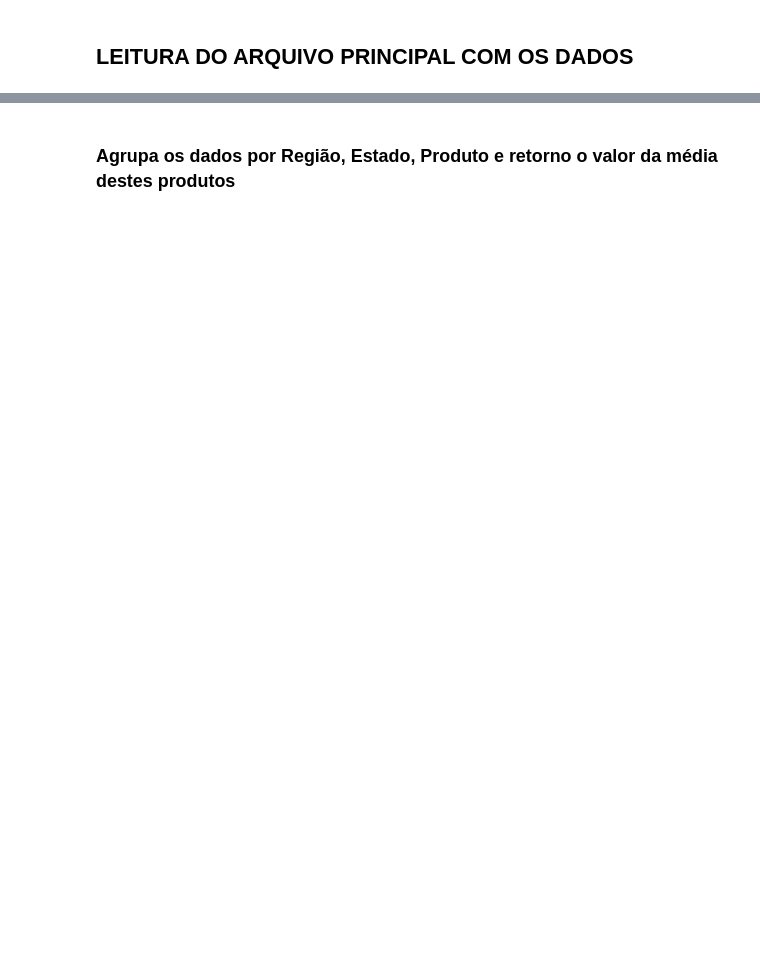
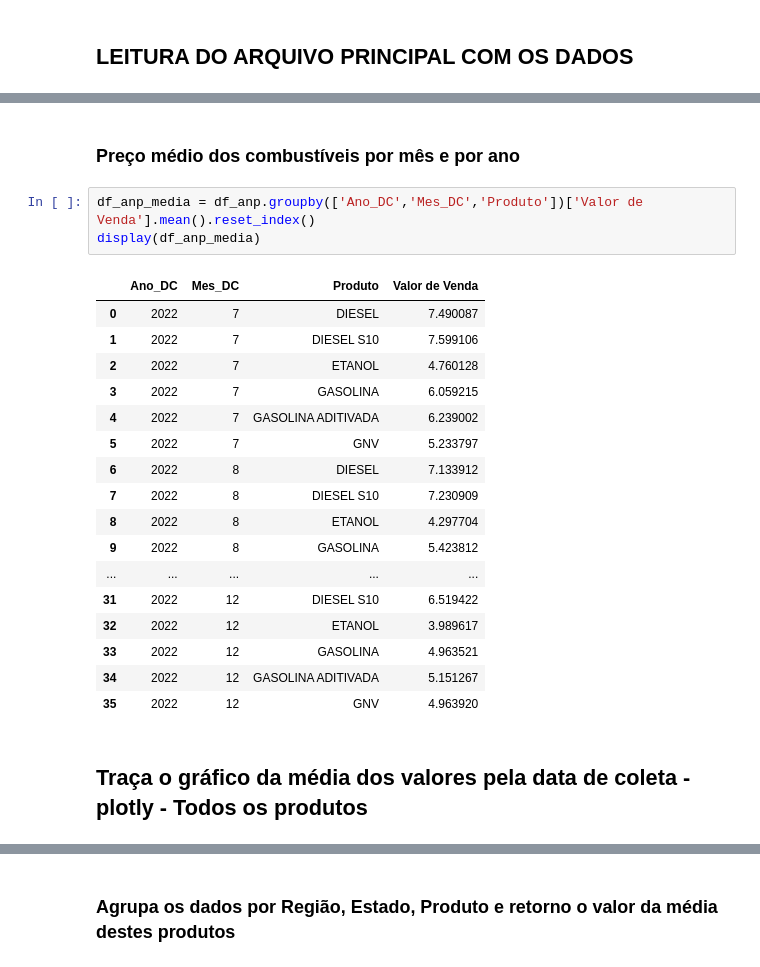
Before and after one commit to anazanetti/Analise_exploratoria, a Jupyter notebook: teste_rascunho.ipynb, the cells around one changed output, grey strips where cells are left out. Cells and saved outputs as stored; diff of their text form; blank space fills up the shorter version.

```diff
--- a/teste_rascunho.ipynb
+++ b/teste_rascunho.ipynb
@@ -43,0 +167,25 @@ memory usage: 46.2+ MB
+# %% [markdown]
+### Preço médio dos combustíveis por mês e por ano
+# %%
+df_anp_media = df_anp.groupby(['Ano_DC','Mes_DC','Produto'])['Valor de Venda'].mean().reset_index()
+display(df_anp_media)
+# %% [output]
+|  | Ano_DC | Mes_DC | Produto | Valor de Venda |
+| 0 | 2022 | 7 | DIESEL | 7.490087 |
+| 1 | 2022 | 7 | DIESEL S10 | 7.599106 |
+| 2 | 2022 | 7 | ETANOL | 4.760128 |
+| 3 | 2022 | 7 | GASOLINA | 6.059215 |
+| 4 | 2022 | 7 | GASOLINA ADITIVADA | 6.239002 |
+| 5 | 2022 | 7 | GNV | 5.233797 |
+| 6 | 2022 | 8 | DIESEL | 7.133912 |
+| 7 | 2022 | 8 | DIESEL S10 | 7.230909 |
+| 8 | 2022 | 8 | ETANOL | 4.297704 |
+| 9 | 2022 | 8 | GASOLINA | 5.423812 |
+| ... | ... | ... | ... | ... |
+| 31 | 2022 | 12 | DIESEL S10 | 6.519422 |
+| 32 | 2022 | 12 | ETANOL | 3.989617 |
+| 33 | 2022 | 12 | GASOLINA | 4.963521 |
+| 34 | 2022 | 12 | GASOLINA ADITIVADA | 5.151267 |
+| 35 | 2022 | 12 | GNV | 4.963920 |
+# %% [markdown]
+## Traça o gráfico da média dos valores pela data de coleta - plotly - Todos os produtos
```
Also changed, not shown: parts of 19 cells of this notebook.
